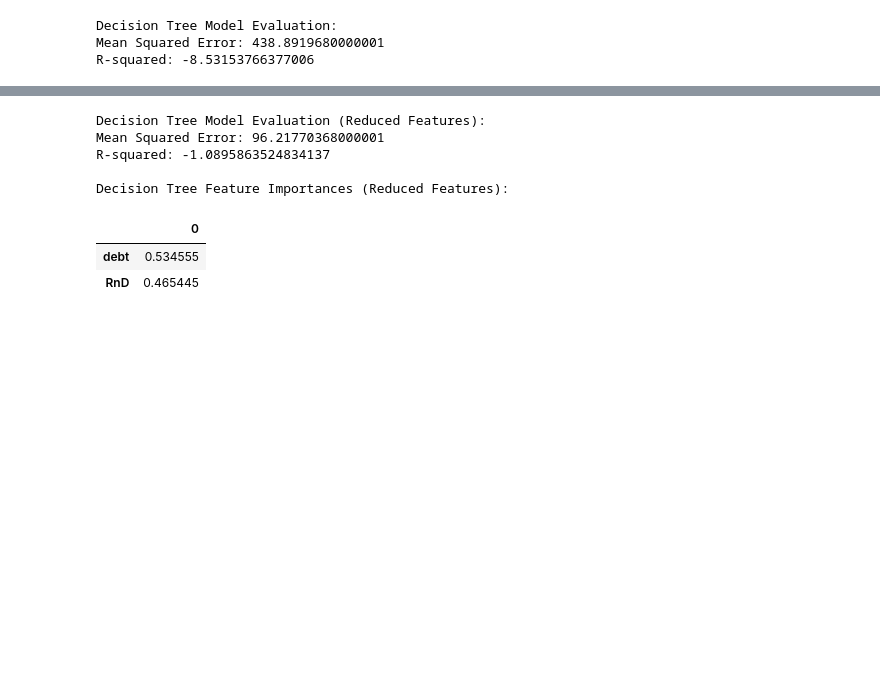
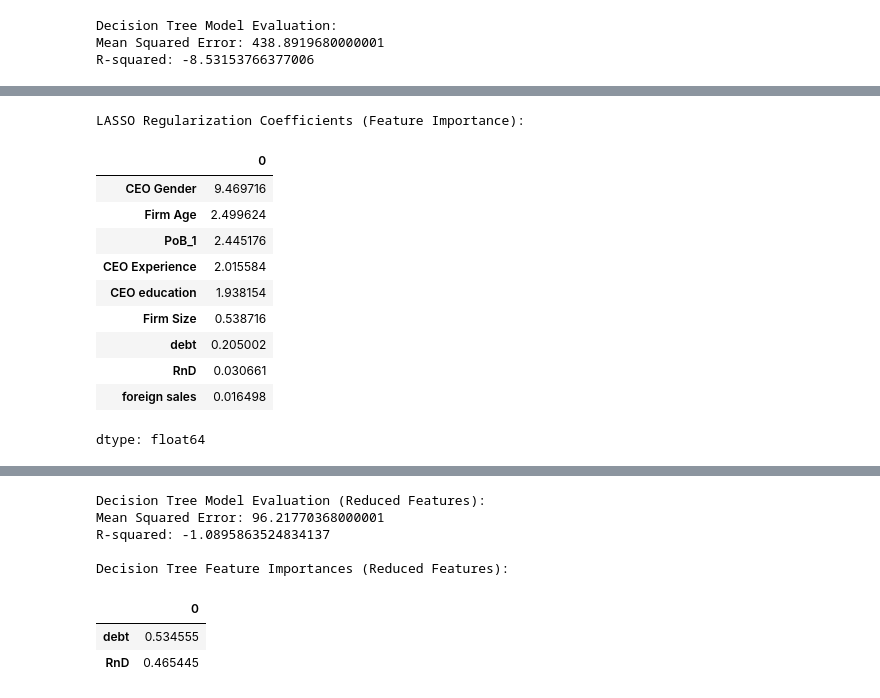
Before and after one commit to nananana25/MSC151, a Jupyter notebook: CW4_MRAP.ipynb, the cells around one changed output, grey strips where cells are left out. Saved outputs shown, nothing was run; the diff lists cells and outputs as text; code cells hidden in the pictures; blank space fills up the shorter version.

```diff
--- a/CW4_MRAP.ipynb
+++ b/CW4_MRAP.ipynb
@@ -795,3 +561,43 @@ dtype: float64
+# %%
+from sklearn.linear_model import Lasso
+import pandas as pd
+
+# Define features (X) and target (y) for Lasso regression
+X_lasso = df_new[['debt', 'RnD', 'Firm Age', 'Firm Size', 'CEO Experience', 'foreign sales', 'CEO education', 'CEO Gender', 'PoB']]
+y_lasso = df_new['Profitability']
+
+# Handle categorical variable 'PoB'
+X_lasso = pd.get_dummies(X_lasso, columns=['PoB'], drop_first=True)
+
+# Initialize and train the Lasso model
+# Alpha is the regularization strength; a higher alpha means more regularization
+lasso_model = Lasso(alpha=0.1, random_state=42)
+lasso_model.fit(X_lasso, y_lasso)
+
+# Get the coefficients from the trained Lasso model
+lasso_coefficients = lasso_model.coef_
+
+# Create a pandas Series for better visualization, using the feature names from X_lasso
+lasso_coefficient_series = pd.Series(lasso_coefficients, index=X_lasso.columns)
+
+# Sort the coefficients by their absolute value to see the most impactful features
+sorted_lasso_coefficients = lasso_coefficient_series.abs().sort_values(ascending=False)
+
+print("LASSO Regularization Coefficients (Feature Importance):")
+display(sorted_lasso_coefficients)
+# %% [output]
+LASSO Regularization Coefficients (Feature Importance):
+|  | 0 |
+| CEO Gender | 9.469716 |
+| Firm Age | 2.499624 |
+| PoB_1 | 2.445176 |
+| CEO Experience | 2.015584 |
+| CEO education | 1.938154 |
+| Firm Size | 0.538716 |
+| debt | 0.205002 |
+| RnD | 0.030661 |
+| foreign sales | 0.016498 |
+dtype: float64
 # %%
 import statsmodels.api as sm
 import pandas as pd
```
Also changed, not shown: parts of 29 cells of this notebook.
